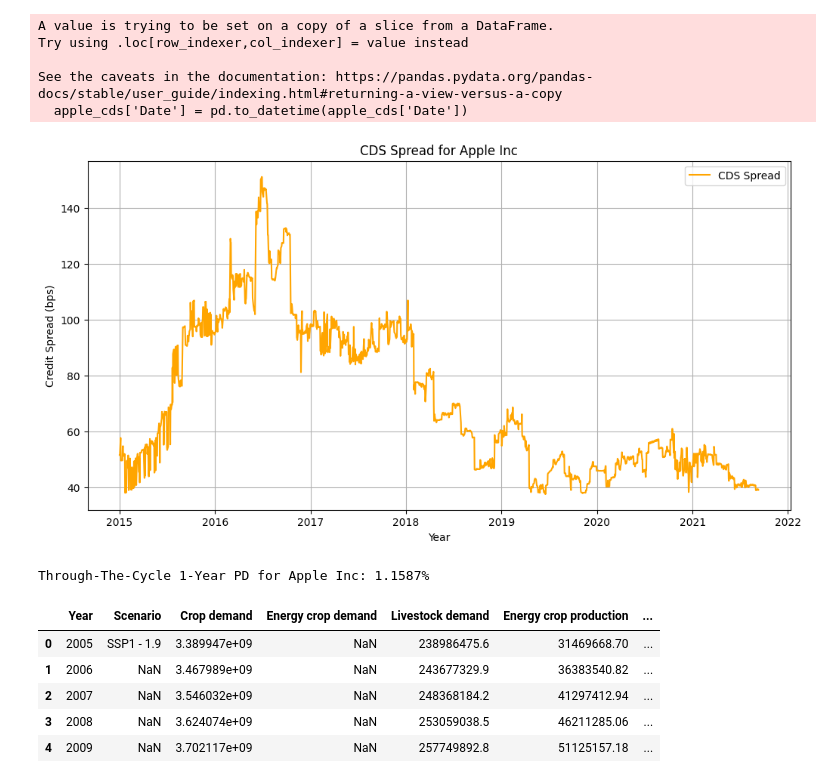
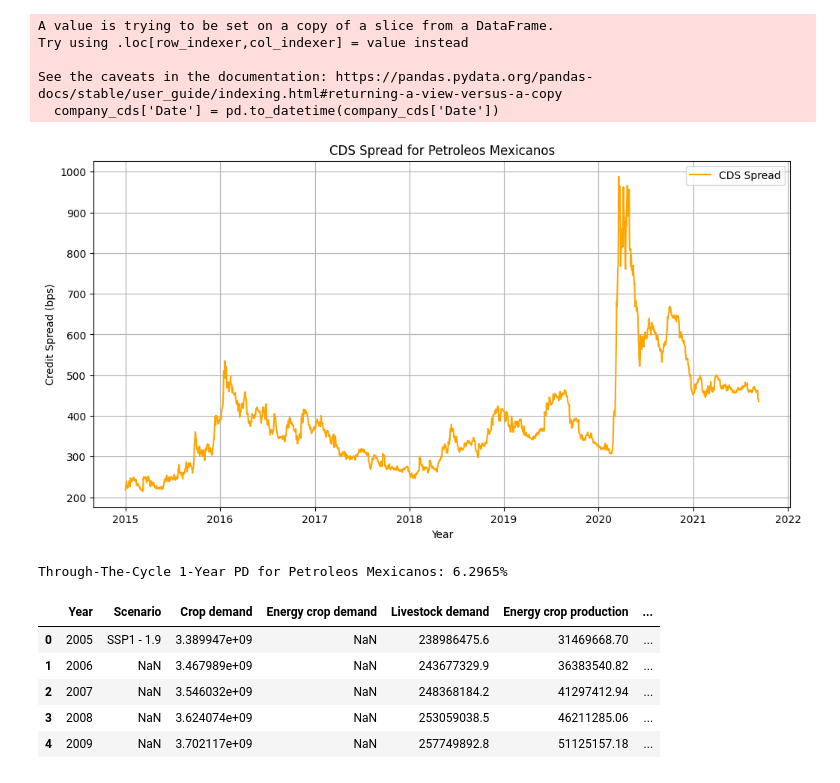
Before and after one commit to pancakes9798/Climate-Risk-Project, a Jupyter notebook: src/Credit_Spread_estimation.ipynb, the cells around one changed output. Cells and saved outputs as stored; diff of their text form; code cells hidden in the pictures.

```diff
--- a/src/Credit_Spread_estimation.ipynb
+++ b/src/Credit_Spread_estimation.ipynb
@@ -42,21 +23,21 @@ array(['Agilent Technologies Inc', 'Anglo American PLC', 'Apple Inc',
 # %%
-# Plot the time series of CDS spreads for Apple Inc
-apple_cds = cds_data[cds_data['Company'] == 'Apple Inc']
-apple_cds['Date'] = pd.to_datetime(apple_cds['Date'])
-apple_cds.set_index('Date', inplace=True)
+# Plot the time series of CDS spreads for Petroleos Mexicanos
+company_cds = cds_data[cds_data['Company'] == 'Petroleos Mexicanos']
+company_cds['Date'] = pd.to_datetime(company_cds['Date'])
+company_cds.set_index('Date', inplace=True)
 plt.figure(figsize=(12, 6))
-plt.plot(apple_cds.index, apple_cds['PX10'], label='CDS Spread', color='orange')
-plt.title('CDS Spread for Apple Inc')
+plt.plot(company_cds.index, company_cds['PX10'], label='CDS Spread', color='orange')
+plt.title('CDS Spread for Petroleos Mexicanos')
 plt.xlabel('Year')
 plt.ylabel('Credit Spread (bps)')
 plt.legend()
 plt.grid()
 plt.show()
 # %% [output]
 A value is trying to be set on a copy of a slice from a DataFrame.
 Try using .loc[row_indexer,col_indexer] = value instead
 
 See the caveats in the documentation: https://pandas.pydata.org/pandas-docs/stable/user_guide/indexing.html#returning-a-view-versus-a-copy
-  apple_cds['Date'] = pd.to_datetime(apple_cds['Date'])
+  company_cds['Date'] = pd.to_datetime(company_cds['Date'])
-[figure, old version]
+[figure, new version]
 # %%
@@ -69,11 +51,12 @@ lambda_1y = cds_apple1y / (1 - R)  # Hazard rate estimation
 # %%
+# Calculate Through-The-Cycle 1-Year PD using average hazard rate
 pd_1y_daily = 1.0 - np.exp(-lambda_1y)
 pd_1y_daily.index = pd.to_datetime(pd_1y_daily.index)
 pd_1y_yearly = pd_1y_daily.groupby(pd_1y_daily.index.year).mean()
 pd_TTC = pd_1y_yearly.mean()
-print(f'Through-The-Cycle 1-Year PD for Apple Inc: {pd_TTC:.4%}')
+print(f'Through-The-Cycle 1-Year PD for Petroleos Mexicanos: {pd_TTC:.4%}')
 # %% [output]
-Through-The-Cycle 1-Year PD for Apple Inc: 1.1587%
+Through-The-Cycle 1-Year PD for Petroleos Mexicanos: 6.2965%
 # %%
 # Data preparation for climate data frame : Scenario SSP1 - 1.9
 
```
Also changed, not shown: parts of 23 cells of this notebook, 1 other file.
